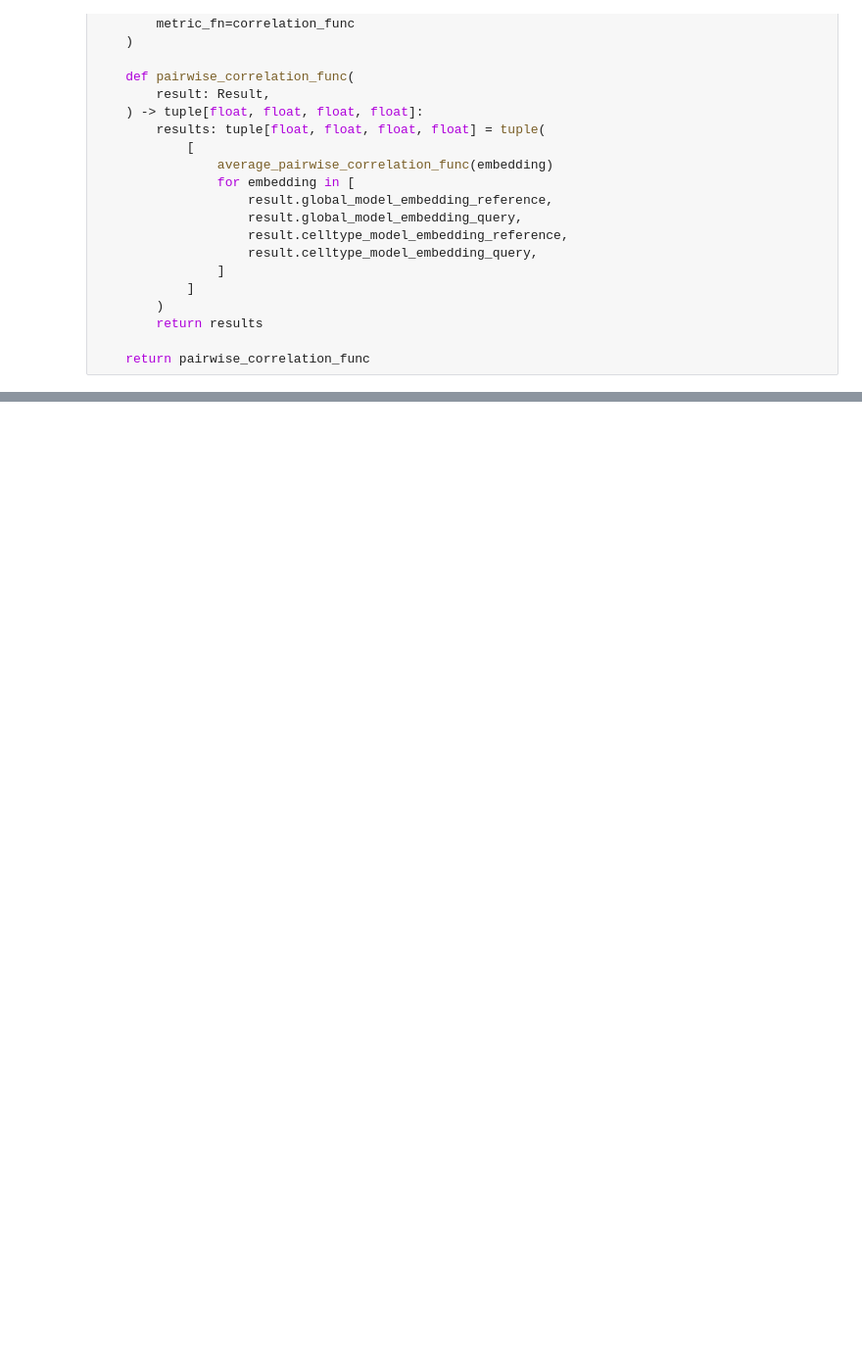
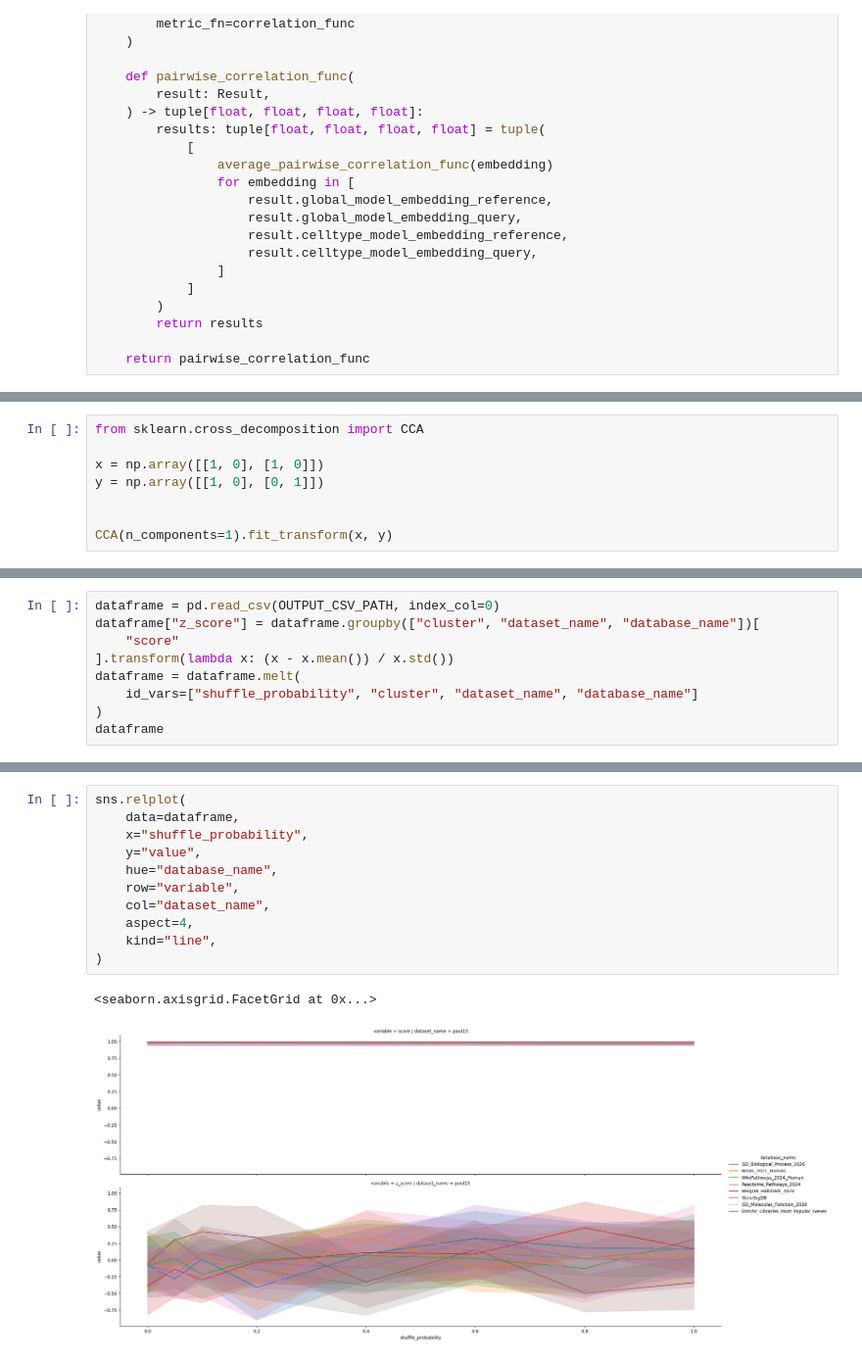
Before and after one commit to egerc/notebook_repository, a Jupyter notebook: notebooks/2026-04-24T06-54-05Z/2026-04-24T06-54-05Z.ipynb, the cells around one changed output, grey strips where cells are left out. Shown at 98% size. Saved outputs shown, nothing was run; the diff lists cells and outputs as text; blank space fills up the shorter version.

```diff
--- a/notebooks/2026-04-24T06-54-05Z/2026-04-24T06-54-05Z.ipynb
+++ b/notebooks/2026-04-24T06-54-05Z/2026-04-24T06-54-05Z.ipynb
@@ -192,0 +920,8 @@ results_df
+# %%
+from sklearn.cross_decomposition import CCA
+
+x = np.array([[1, 0], [1, 0]])
+y = np.array([[1, 0], [0, 1]])
+
+
+CCA(n_components=1).fit_transform(x, y)
@@ -192,0 +968,9 @@ results_df
+# %%
+dataframe = pd.read_csv(OUTPUT_CSV_PATH, index_col=0)
+dataframe["z_score"] = dataframe.groupby(["cluster", "dataset_name", "database_name"])[
+    "score"
+].transform(lambda x: (x - x.mean()) / x.std())
+dataframe = dataframe.melt(
+    id_vars=["shuffle_probability", "cluster", "dataset_name", "database_name"]
+)
+dataframe
@@ -192,0 +1034,14 @@ results_df
+# %%
+sns.relplot(
+    data=dataframe,
+    x="shuffle_probability",
+    y="value",
+    hue="database_name",
+    row="variable",
+    col="dataset_name",
+    aspect=4,
+    kind="line",
+)
+# %% [output]
+<seaborn.axisgrid.FacetGrid at 0x...>
+[figure, added]
```
Also changed, not shown: parts of 65 cells of this notebook, 3 other files.
